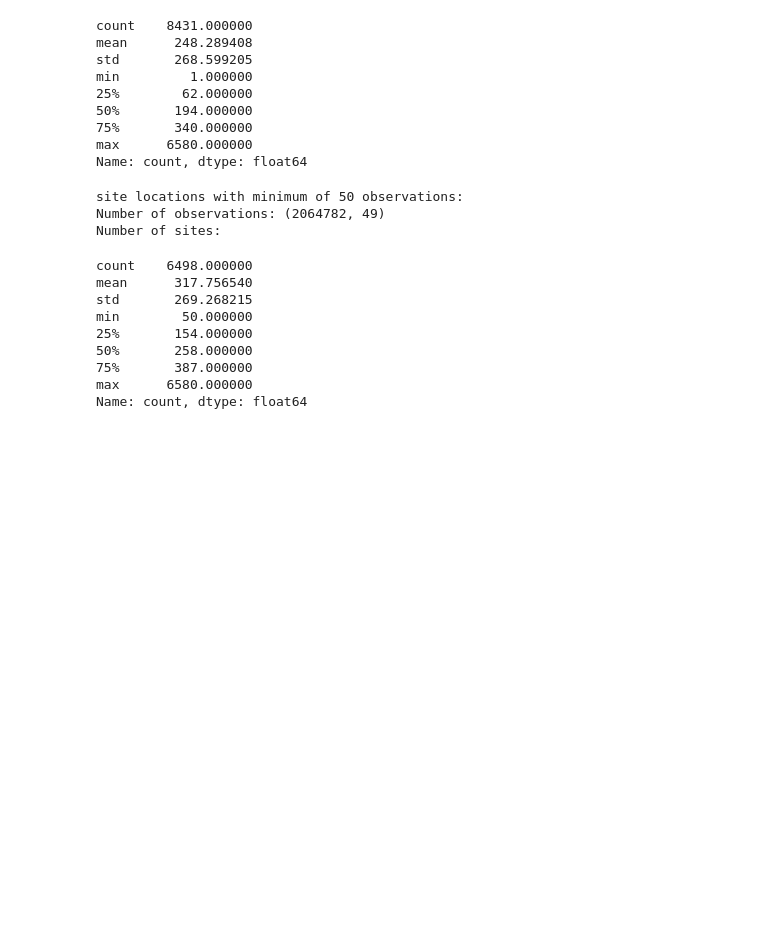
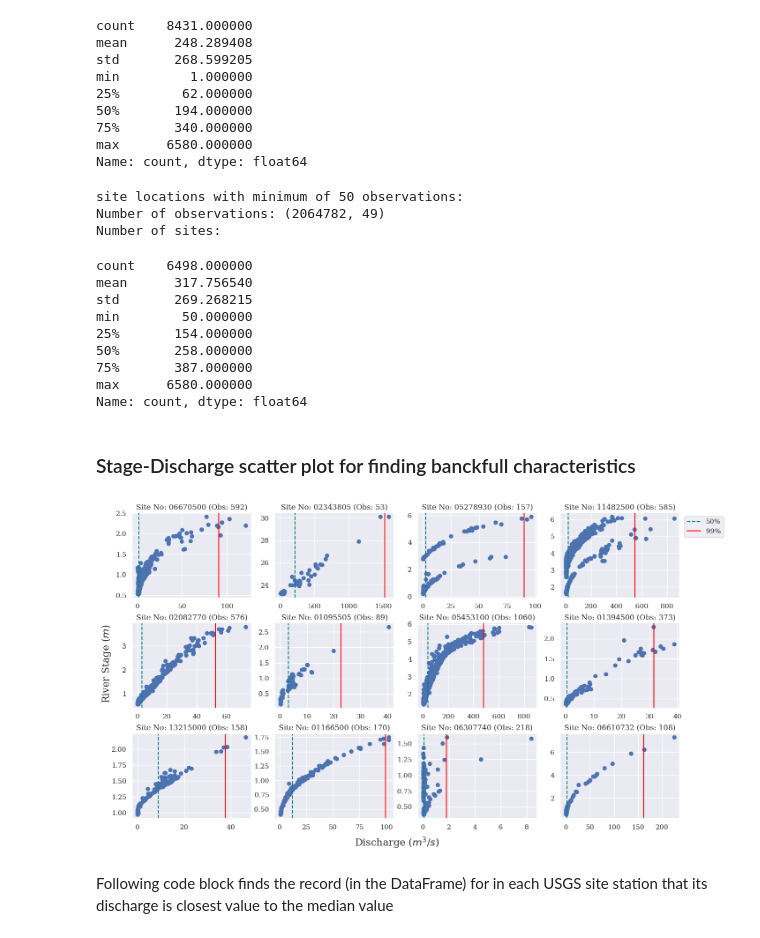
Before and after one commit to smhassanerfani/ifmha, a Jupyter notebook: ifmha_subset_analysis.ipynb, the cells around one changed output. Drawn from its saved outputs; the diff is of its cells as text; code cells hidden in the pictures; blank space fills up the shorter version.

Commit message:
feat(ifmha): add stage-discharge analysis

```diff
--- a/ifmha_subset_analysis.ipynb
+++ b/ifmha_subset_analysis.ipynb
@@ -82,3 +83,46 @@ min        50.000000
 75%       387.000000
 max      6580.000000
 Name: count, dtype: float64
+# %% [markdown]
+### Stage-Discharge scatter plot for finding banckfull characteristics
+# %%
+grouped_ifmha = ifmha_subset_stat.dropna(axis=0, how='any', subset=['gage_height_va']).reset_index(drop=True).groupby('site_no')
+
+# Getting unique values from the grouped DataFrame
+site_no = list(grouped_ifmha.groups.keys())
+
+# Create a random number generator with seed 0
+rng = np.random.default_rng(0)
+# Generate 18 random number
+random_sites = rng.choice(len(site_no), 18, replace=False).tolist()
+
+fig, axes = plt.subplots(nrows=3, ncols=4 , figsize=(16, 9), constrained_layout=False)
+
+fig.text(0.5, 0.04, r'Discharge ($m^3/s$)', ha='center')
+fig.text(0.08, 0.5, r'River Stage ($m$)', va='center', rotation='vertical')
+
+for idx, sn in enumerate(random_sites[:12]):
+    i, j = divmod(idx, 4)
+
+    df = grouped_ifmha.get_group(site_no[sn])
+    q = df["discharge_va"] * 0.028316832 # cfs to m3/s
+    s = df["gage_height_va"] * 0.3048    # ft to m
+    idx2 = (s > s.quantile(0.01)) & (s < s.quantile(0.99))
+    q = q[idx2]
+    s = s[idx2]
+
+    axes[i, j].scatter(q, s)
+    axes[i, j].axvline(x=q.median() , color='teal', linestyle='--', label='50%')
+    axes[i, j].axvline(x=q.quantile(0.99) , color='red', linestyle='-', label='99%')
+    axes[i, j].set_title(f"Site No: {site_no[sn]} (Obs: {len(df)})")
+
+plt.legend(bbox_to_anchor=(1.4, 3.6))
+plt.subplots_adjust(hspace=0.3) # (left=0.1, bottom=0.1, right=0.9, top=0.9, wspace=0.4, hspace=0.4)
+
+f = 'png'
+plt.savefig(f'./discharge-stage-scatter.{f}', format=f'{f}', bbox_inches='tight', pad_inches=0.1)
+plt.show()
+# %% [output]
+[figure, added]
+# %% [markdown]
+Following code block finds the record (in the DataFrame) for in each USGS site station that its discharge is closest value to the median value
```
Also changed, not shown: parts of 2 cells of this notebook.
